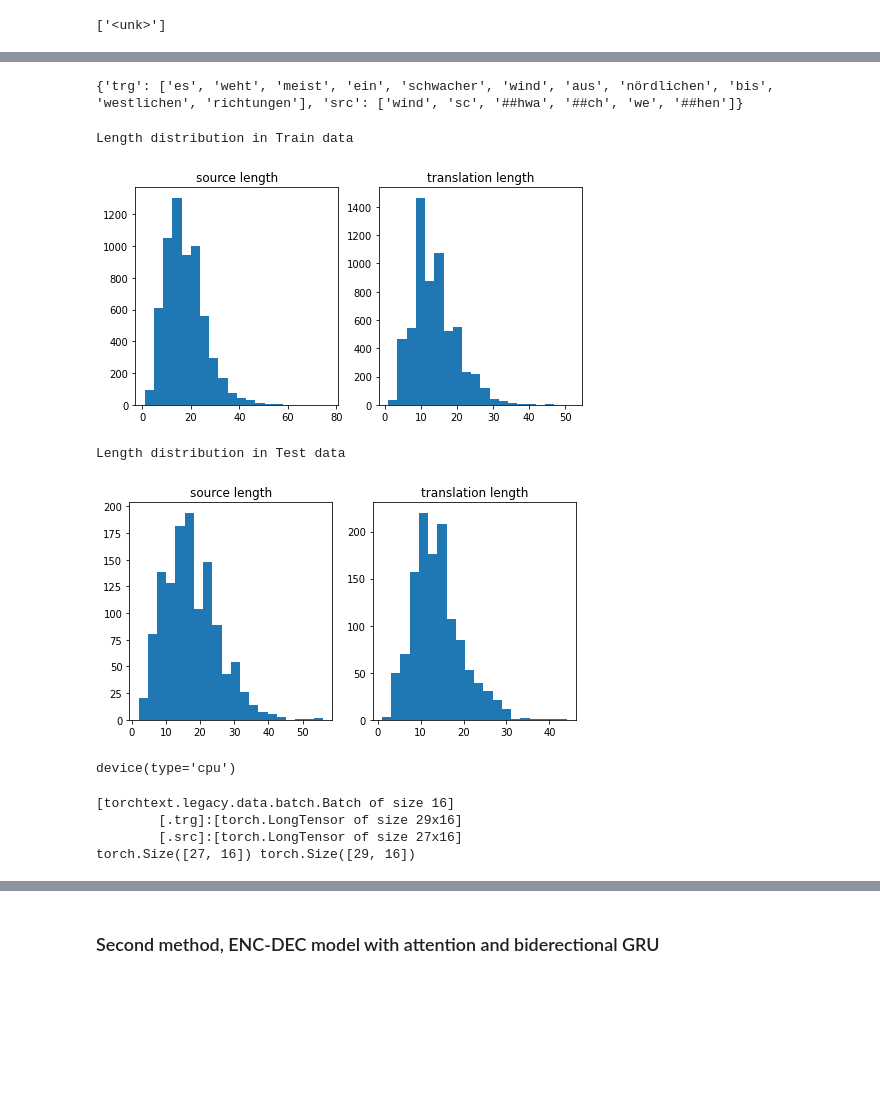
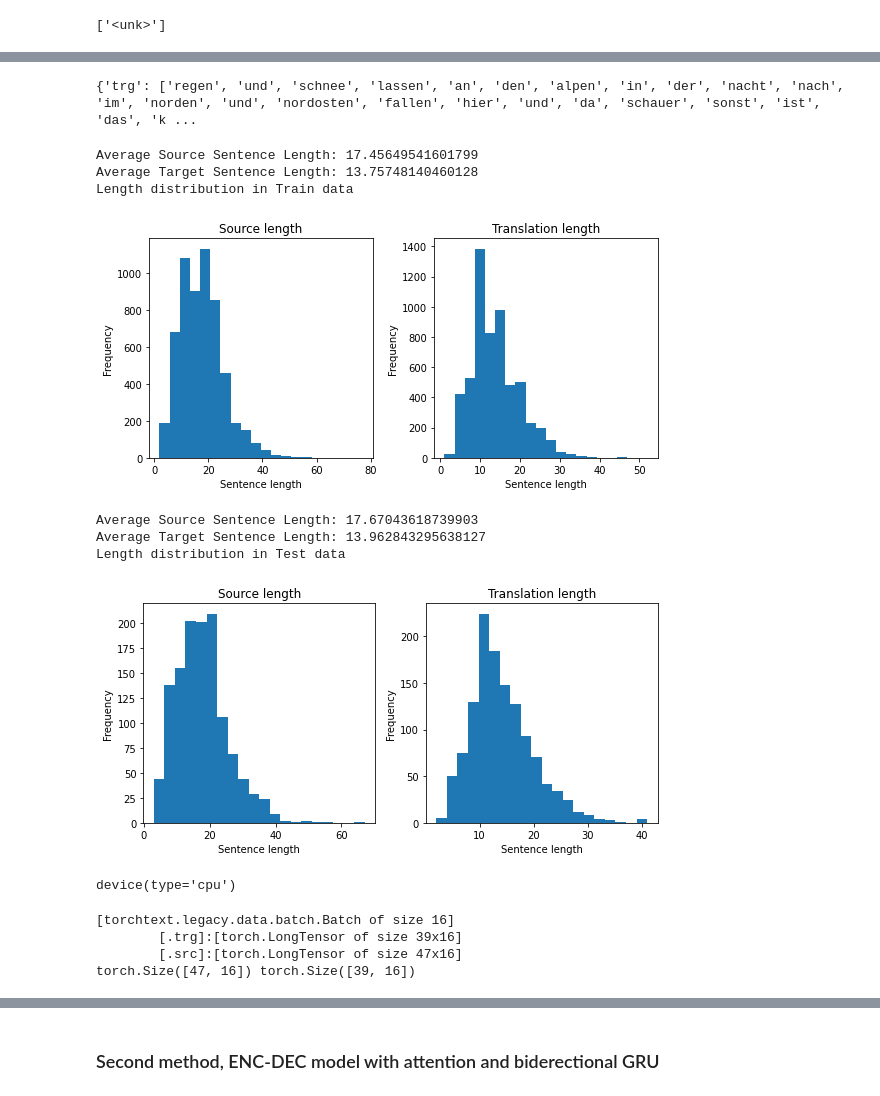
Before and after one commit to musralina/SignLanguageProduction, a Jupyter notebook: 1_Text2Gloss_EncDecFromScratch.ipynb, the cells around one changed output, grey strips where cells are left out. Drawn from its saved outputs; the diff is of its cells as text; code cells hidden in the pictures; blank space fills up the shorter version.

Commit message:
random seed is set, split is changed

```diff
--- a/1_Text2Gloss_EncDecFromScratch.ipynb
+++ b/1_Text2Gloss_EncDecFromScratch.ipynb
@@ -154,7 +157,6 @@ dataset = TabularDataset(
 # %%
 # split the dataset into training, validation, and test sets
-train_data, valid_data, test_data = dataset.split(split_ratio=[0.75, 0.15, 0.1],
-                                                  stratified=False)
+train_data, test_data, valid_data, = dataset.split(split_ratio=[0.7, 0.15, 0.15], stratified=False, random_state=random.seed(42))
 # %%
 print(f"Number of training examples: {len(train_data.examples)}")
 print(f"Number of validation examples: {len(valid_data.examples)}")
@@ -183,40 +185,69 @@ TRG.vocab.itos[::1000]
 # %%
 print(vars(train_data.examples[9]))
 # %% [output]
-{'trg': ['es', 'weht', 'meist', 'ein', 'schwacher', 'wind', 'aus', 'nördlichen', 'bis', 'westlichen', 'richtungen'], 'src': ['wind', 'sc', '##hwa', '##ch', 'we', '##hen']}
+{'trg': ['regen', 'und', 'schnee', 'lassen', 'an', 'den', 'alpen', 'in', 'der', 'nacht', 'nach', 'im', 'norden', 'und', 'nordosten', 'fallen', 'hier', 'und', 'da', 'schauer', 'sonst', 'ist', 'das', 'k ...
 # %%
-# draw tthe distribution of the source and targets words
-src_length = map(len, [vars(x)['src'] for x in train_data.examples])
-trg_length = map(len, [vars(x)['trg'] for x in train_data.examples])
+src_lengths = [len(vars(x)['src']) for x in train_data.examples]
+trg_lengths = [len(vars(x)['trg']) for x in train_data.examples]
+
+avg_src_length = sum(src_lengths) / len(src_lengths)
+avg_trg_length = sum(trg_lengths) / len(trg_lengths)
+
+print('Average Source Sentence Length:', avg_src_length)
+print('Average Target Sentence Length:', avg_trg_length)
 
 print('Length distribution in Train data')
 plt.figure(figsize=[8, 4])
 plt.subplot(1, 2, 1)
-plt.title("source length")
-plt.hist(list(src_length), bins=20);
+plt.title("Source length")
+plt.hist(src_lengths, bins=20)
+plt.xlabel("Sentence length")
+plt.ylabel("Frequency")
 
 plt.subplot(1, 2, 2)
-plt.title("translation length")
-plt.hist(list(trg_length), bins=20);
+plt.title("Translation length")
+plt.hist(trg_lengths, bins=20)
+plt.xlabel("Sentence length")
+plt.ylabel("Frequency")
+
+plt.tight_layout()
+plt.show()
 # %% [output]
+Average Source Sentence Length: 17.45649541601799
+Average Target Sentence Length: 13.75748140460128
 Length distribution in Train data
-[figure, old version]
+[figure, new version]
 # %%
-src_length = map(len, [vars(x)['src'] for x in test_data.examples])
-trg_length = map(len, [vars(x)['trg'] for x in test_data.examples])
+src_lengths = [len(vars(x)['src']) for x in test_data.examples]
+trg_lengths = [len(vars(x)['trg']) for x in test_data.examples]
+
+avg_src_length = sum(src_lengths) / len(src_lengths)
+avg_trg_length = sum(trg_lengths) / len(trg_lengths)
+
+print('Average Source Sentence Length:', avg_src_length)
+print('Average Target Sentence Length:', avg_trg_length)
 
 print('Length distribution in Test data')
 plt.figure(figsize=[8, 4])
 plt.subplot(1, 2, 1)
-plt.title("source length")
-plt.hist(list(src_length), bins=20);
+plt.title("Source length")
+plt.hist(src_lengths, bins=20)
+plt.xlabel("Sentence length")
+plt.ylabel("Frequency")
 
 plt.subplot(1, 2, 2)
-plt.title("translation length")
-plt.hist(list(trg_length), bins=20);
+plt.title("Translation length")
+plt.hist(trg_lengths, bins=20)
+plt.xlabel("Sentence length")
+plt.ylabel("Frequency")
+
+plt.tight_layout()
+plt.show()
 # %% [output]
+Average Source Sentence Length: 17.67043618739903
+Average Target Sentence Length: 13.962843295638127
 Length distribution in Test data
-[figure, old version]
+[figure, new version]
 # %%
 device = torch.device('cuda' if torch.cuda.is_available() else 'cpu')
 device
@@ -241,9 +272,9 @@ print(x)
 print(x.src.shape, x.trg.shape)
 # %% [output]
 [torchtext.legacy.data.batch.Batch of size 16]
-        [.trg]:[torch.LongTensor of size 29x16]
-        [.src]:[torch.LongTensor of size 27x16]
-torch.Size([27, 16]) torch.Size([29, 16])
+        [.trg]:[torch.LongTensor of size 39x16]
+        [.src]:[torch.LongTensor of size 47x16]
+torch.Size([47, 16]) torch.Size([39, 16])
 # %%
 import torch
 import torch.nn as nn
```
Also changed, not shown: parts of 22 cells of this notebook.
